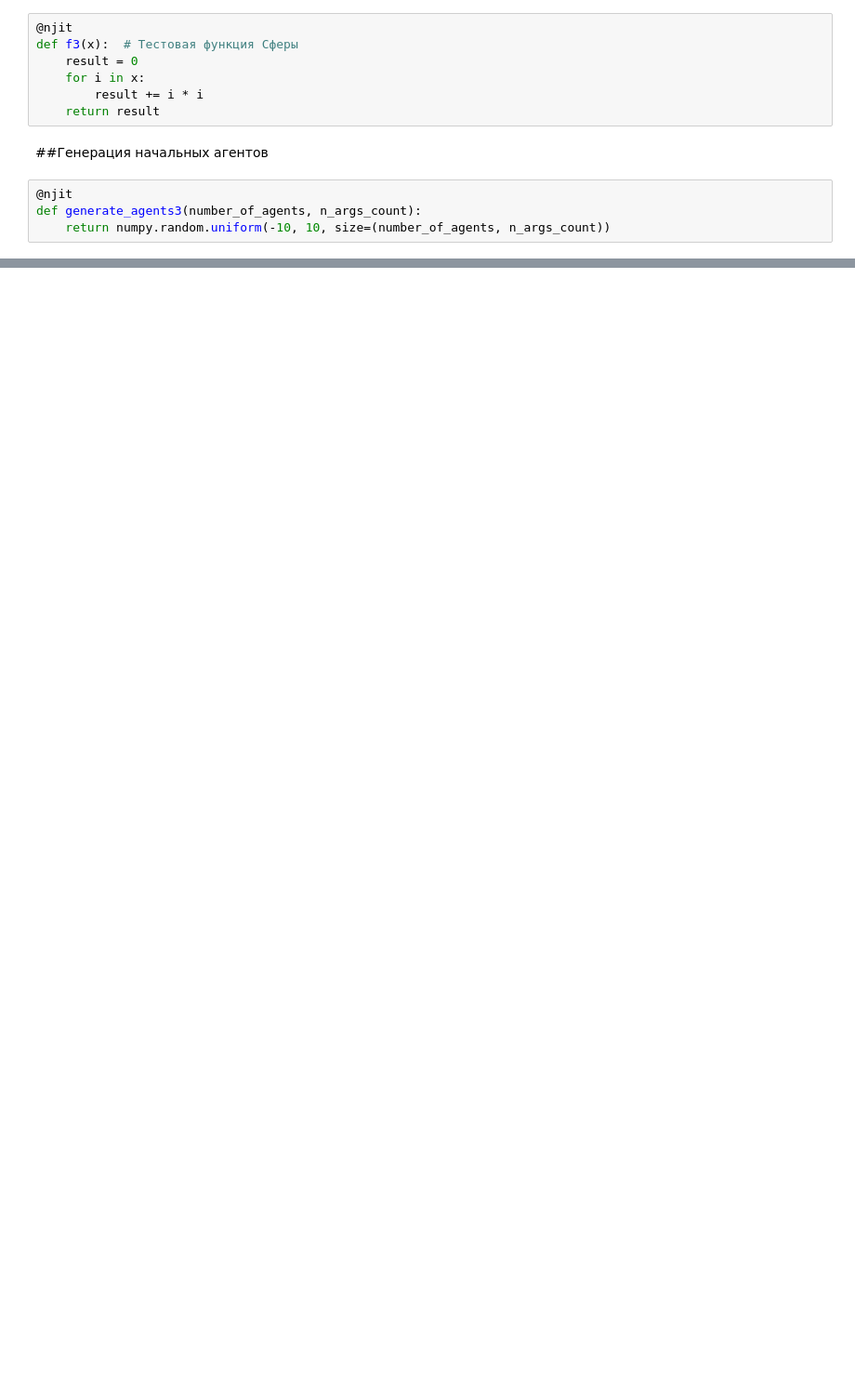
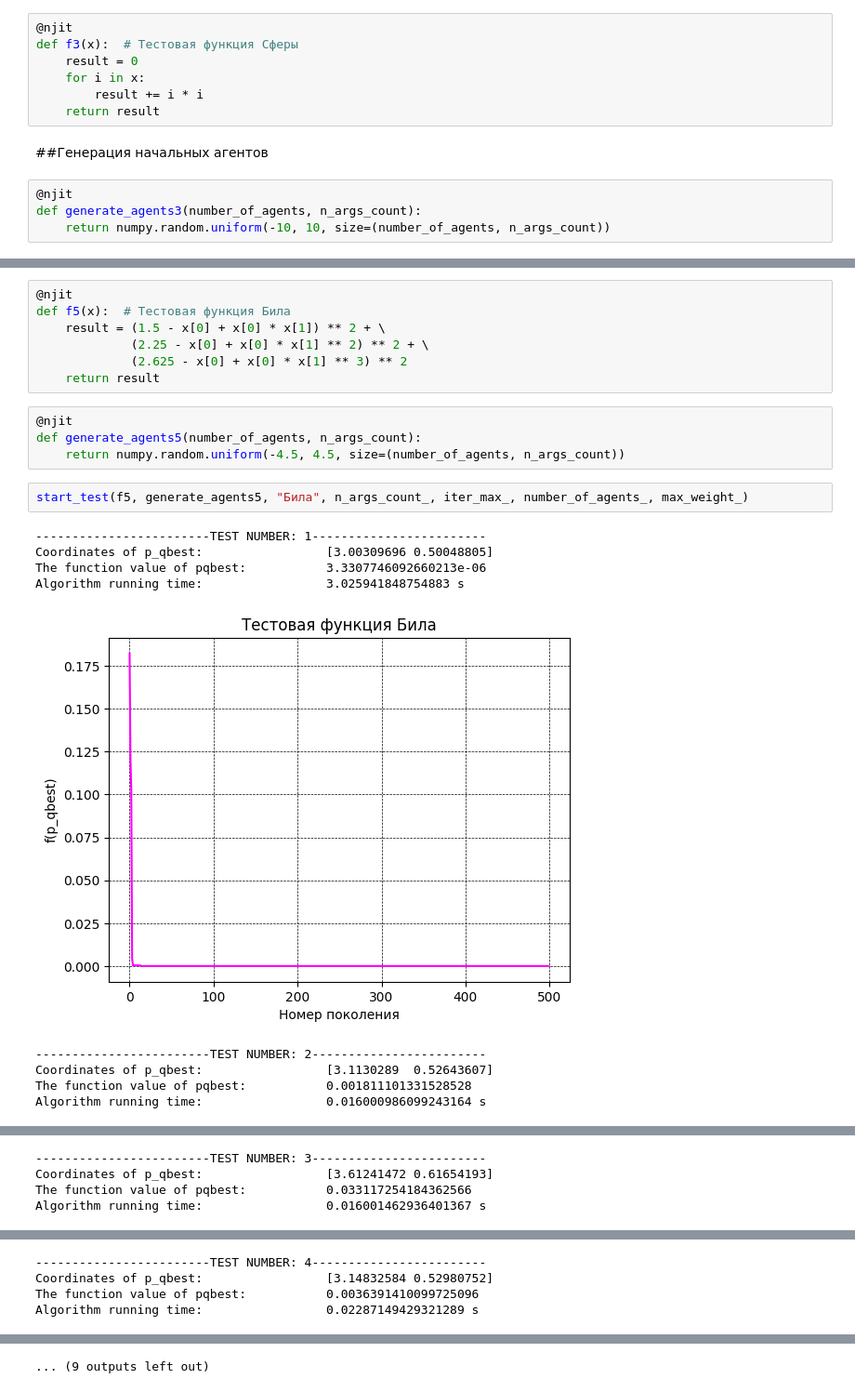
Before and after one commit to ermii42/ETFSS, a Jupyter notebook: Jupiter/main_project.ipynb, the cells around one changed output, grey strips where cells are left out. Shown at 93% size. Cells and saved outputs as stored; diff of their text form; blank space fills up the shorter version.

```diff
--- a/Jupiter/main_project.ipynb
+++ b/Jupiter/main_project.ipynb
@@ -313,0 +368,23 @@ Algorithm running time:                 0.0240018367767334 s
+# %%
+@njit
+def f5(x):  # Тестовая функция Била
+    result = (1.5 - x[0] + x[0] * x[1]) ** 2 + \
+             (2.25 - x[0] + x[0] * x[1] ** 2) ** 2 + \
+             (2.625 - x[0] + x[0] * x[1] ** 3) ** 2
+    return result
+# %%
+@njit
+def generate_agents5(number_of_agents, n_args_count):
+    return numpy.random.uniform(-4.5, 4.5, size=(number_of_agents, n_args_count))
+# %%
+start_test(f5, generate_agents5, "Била", n_args_count_, iter_max_, number_of_agents_, max_weight_)
+# %% [output]
+------------------------TEST NUMBER: 1------------------------
+Coordinates of p_qbest:                 [3.00309696 0.50048805]
+The function value of pqbest:           3.3307746092660213e-06
+Algorithm running time:                 3.025941848754883 s
+[figure, added]
+------------------------TEST NUMBER: 2------------------------
+Coordinates of p_qbest:                 [3.1130289  0.52643607]
+The function value of pqbest:           0.001811101331528528
+Algorithm running time:                 0.016000986099243164 s
@@ -313,0 +392,4 @@ Algorithm running time:                 0.0240018367767334 s
+------------------------TEST NUMBER: 3------------------------
+Coordinates of p_qbest:                 [3.61241472 0.61654193]
+The function value of pqbest:           0.033117254184362566
+Algorithm running time:                 0.016001462936401367 s
@@ -313,0 +397,4 @@ Algorithm running time:                 0.0240018367767334 s
+------------------------TEST NUMBER: 4------------------------
+Coordinates of p_qbest:                 [3.14832584 0.52980752]
+The function value of pqbest:           0.0036391410099725096
+Algorithm running time:                 0.02287149429321289 s
@@ -313,0 +412 @@ Algorithm running time:                 0.0240018367767334 s
+... (9 outputs left out)
```
Also changed, not shown: parts of 20 cells of this notebook.
